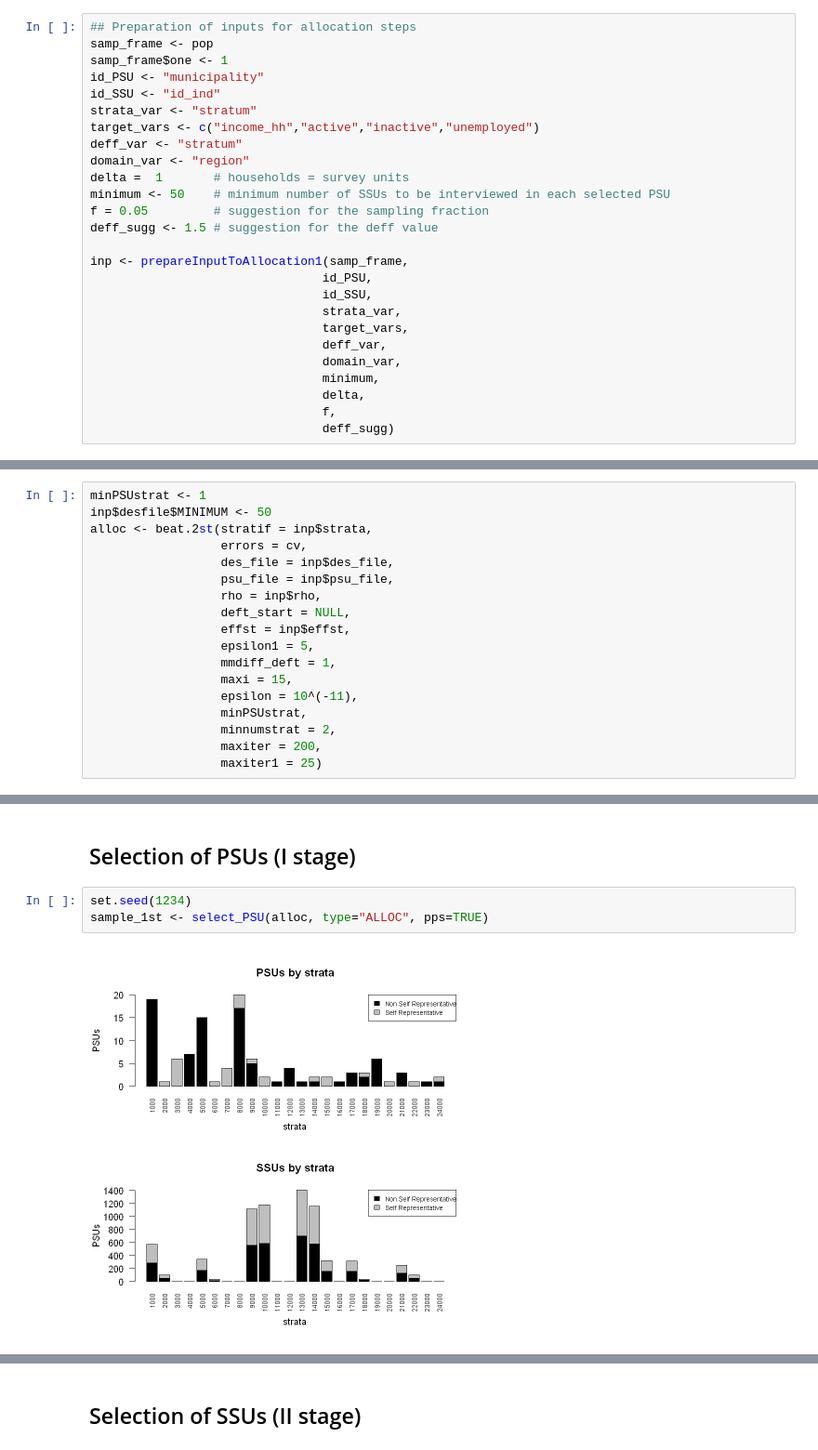
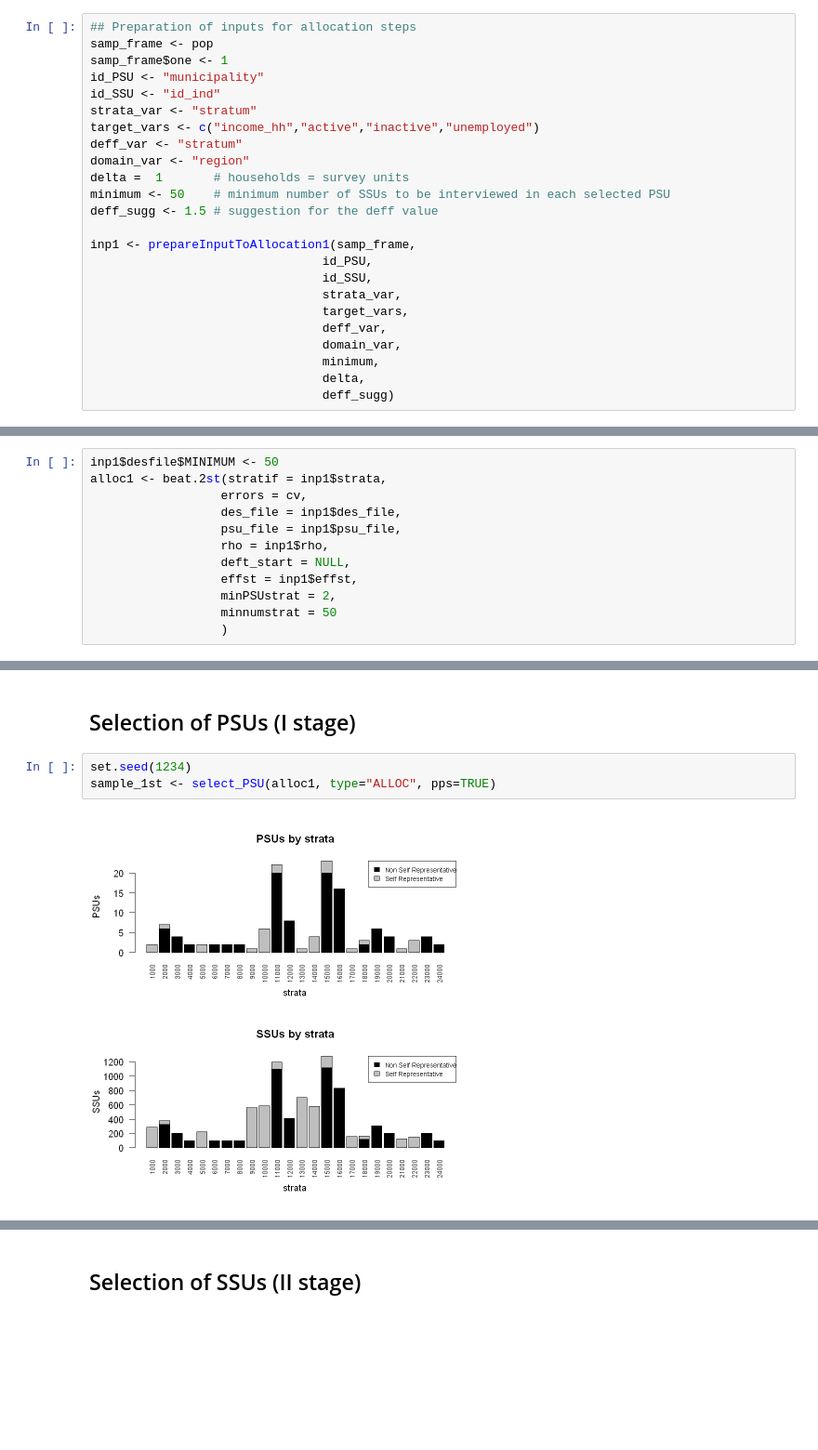
Before and after one commit to barcaroli/R2BEAT_examples, a Jupyter notebook: R2BEAT_workflows.ipynb, the cells around one changed output, grey strips where cells are left out. Shown at 93% size. Saved outputs shown, nothing was run; the diff lists cells and outputs as text; blank space fills up the shorter version.

```diff
--- a/R2BEAT_workflows.ipynb
+++ b/R2BEAT_workflows.ipynb
@@ -112,10 +107,9 @@ deff_var <- "stratum"
 domain_var <- "region"
 delta =  1       # households = survey units
 minimum <- 50    # minimum number of SSUs to be interviewed in each selected PSU
-f = 0.05         # suggestion for the sampling fraction
 deff_sugg <- 1.5 # suggestion for the deff value
 
-inp <- prepareInputToAllocation1(samp_frame,
+inp1 <- prepareInputToAllocation1(samp_frame,
                                 id_PSU,
                                 id_SSU,
                                 strata_var,
@@ -124,7 +118,6 @@ inp <- prepareInputToAllocation1(samp_frame,
                                 domain_var,
                                 minimum,
                                 delta,
-                                f,
                                 deff_sugg)
 # %% [output]
 Calculating strata...
@@ -219,21 +212,15 @@ A data.frame: 6 × 4
 # %% [markdown]
 ## Allocation
 # %%
-minPSUstrat <- 1
-inp$desfile$MINIMUM <- 50
-alloc <- beat.2st(stratif = inp$strata,
+inp1$desfile$MINIMUM <- 50
+alloc1 <- beat.2st(stratif = inp1$strata,
                   errors = cv,
-                  des_file = inp$des_file,
-                  psu_file = inp$psu_file,
-                  rho = inp$rho,
+                  des_file = inp1$des_file,
+                  psu_file = inp1$psu_file,
+                  rho = inp1$rho,
                   deft_start = NULL,
-                  effst = inp$effst,
-                  epsilon1 = 5,
-                  mmdiff_deft = 1,
-                  maxi = 15,
-                  epsilon = 10^(-11),
-                  minPSUstrat,
-                  minnumstrat = 2,
-                  maxiter = 200,
-                  maxiter1 = 25)
+                  effst = inp1$effst,
+                  minPSUstrat = 2,
+                  minnumstrat = 50
+                  )
 # %% [output]
@@ -247,9 +232,9 @@ alloc <- beat.2st(stratif = inp$strata,
 ## Selection of PSUs (I stage)
 # %%
 set.seed(1234)
-sample_1st <- select_PSU(alloc, type="ALLOC", pps=TRUE)
+sample_1st <- select_PSU(alloc1, type="ALLOC", pps=TRUE)
 # %% [output]
-[figure, old version]
+[figure, new version]
 # %%
 sample_1st$PSU_stats
 # %% [output]
```
Also changed, not shown: parts of 34 cells of this notebook, 7 other files.
